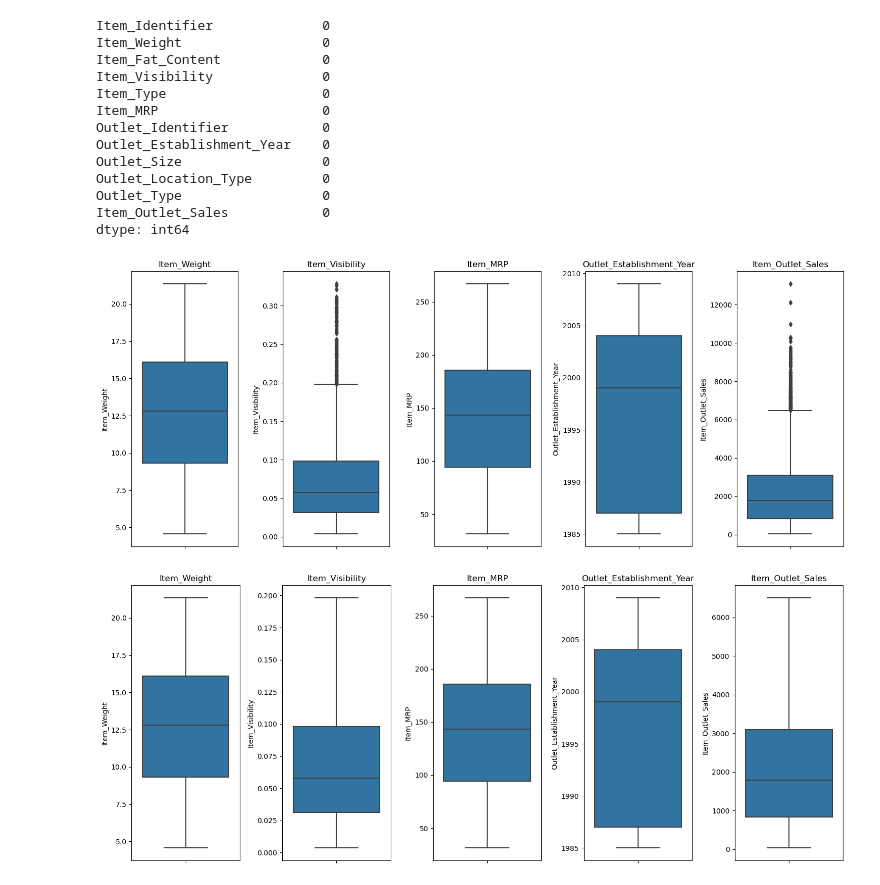
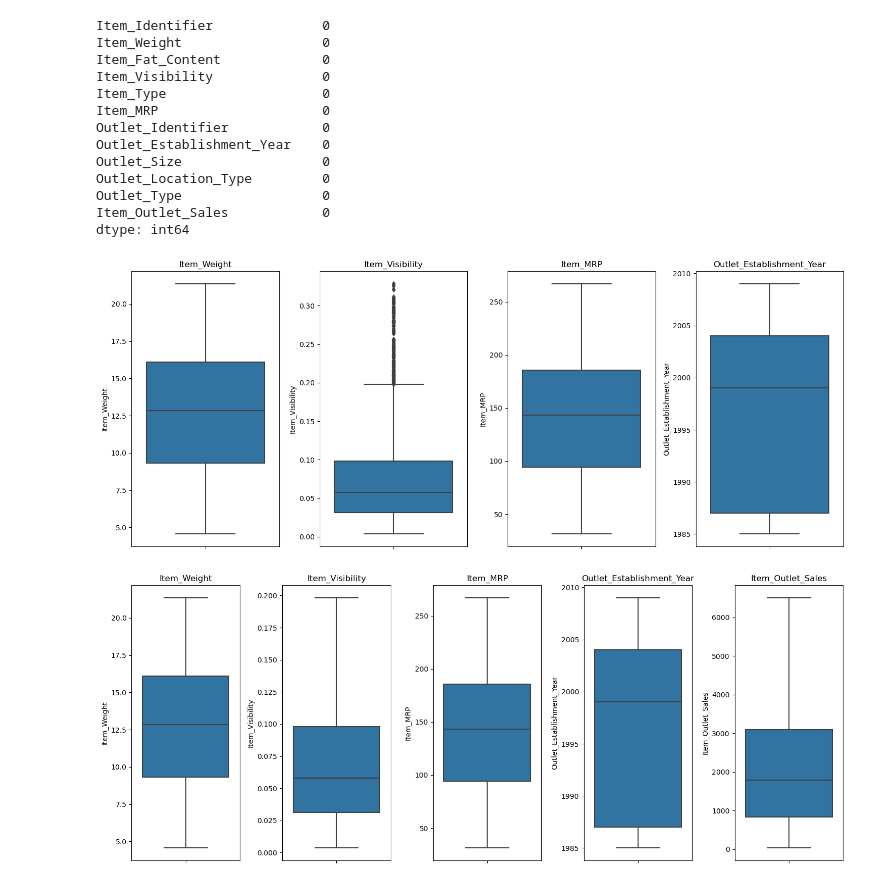
Before and after one commit to nilanjansonai/Regression, a Jupyter notebook: Regression.ipynb, the cells around one changed output. Saved outputs shown, nothing was run; the diff lists cells and outputs as text; code cells hidden in the pictures.

```diff
--- a/Regression.ipynb
+++ b/Regression.ipynb
@@ -110,0 +108,5 @@ count_null_df.set_index('columns').sort_values(by='number_of_nulls_values', asce
+# %%
+# The unique values in each column
+for var in df.columns:
+    print(var,'\n\n',df[var].unique(),'\n')
+    print('--'*45)
@@ -220,21 +268,21 @@ Item_Outlet_Sales            0
 dtype: int64
 # %%
 # Box plot to visualizing outliers
-fig, axes = plt.subplots(1,(len(numerical_variables)), figsize=(15, 6))
+fig, axes = plt.subplots(1,(len(numerical_variables)-1), figsize=(15, 6))
 axes = axes.flatten()
 
 for i, var in enumerate(numerical_variables):
-  #  if i<(len(numerical_variables)-1):
+    if i<(len(numerical_variables)-1):
         sns.boxplot(y=df[var], ax=axes[i])
         axes[i].set_title(var)
-  #  else:
-  #      pass
+    else:
+        pass
 
 
 plt.tight_layout()
 plt.show()
 # %% [output]
-[figure, old version]
+[figure, new version]
 # %%
 #Replacing outliers by upper limit and lower limit
 for var in numerical_variables:
```
Also changed, not shown: parts of 66 cells of this notebook.
